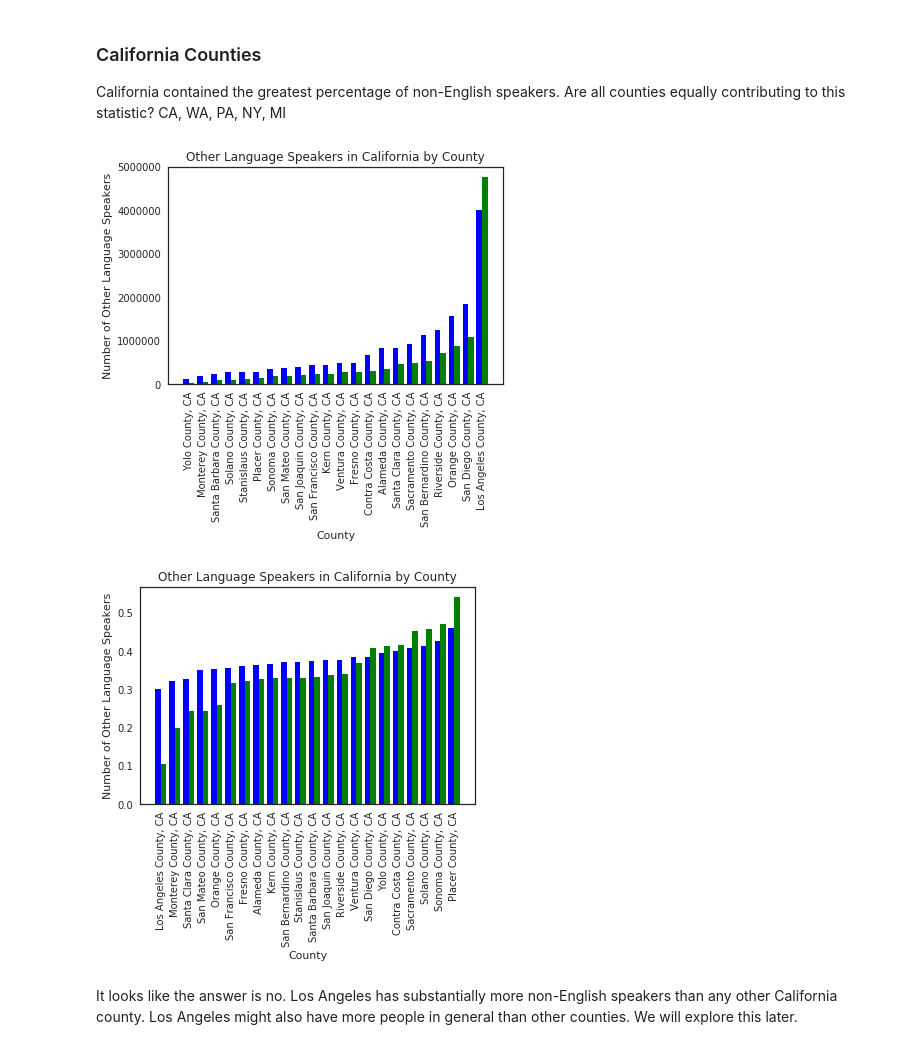
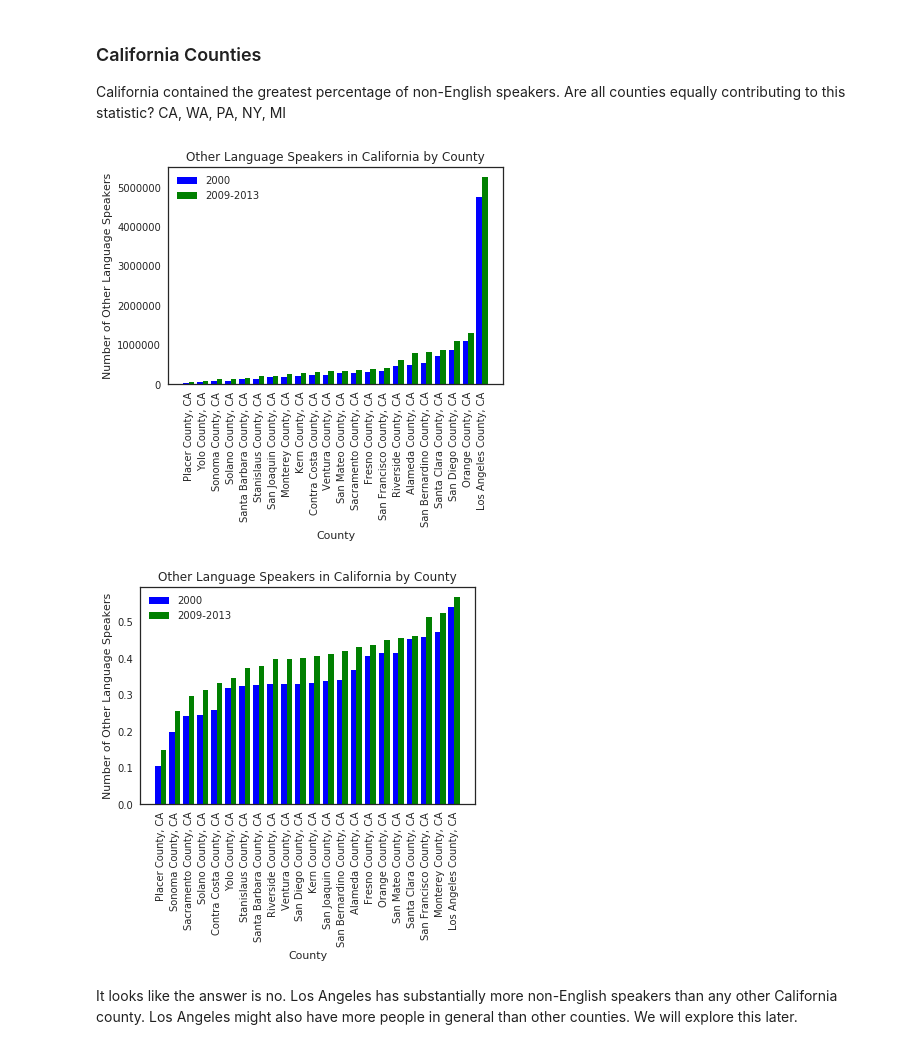
Before and after one commit to AllisonBusa/The-Mother-Tongue-of-US-Communities, a Jupyter notebook: project1-Copy1.ipynb, the cells around one changed output. Saved outputs shown, nothing was run; the diff lists cells and outputs as text; code cells hidden in the pictures.

Commit message:
made total sonelah by county graph right this time

```diff
--- a/project1-Copy1.ipynb
+++ b/project1-Copy1.ipynb
@@ -429,6 +429,7 @@ def plotCounty(statename,df1,df2,color):
         plt.xlabel("County")
         plt.ylabel("Number of Other Language Speakers")
         i+=1
+        ax.legend(["2000","2009-2013"])
 # %%
 def plotCountyNorm(statename,df1,df2,color):
     """
@@ -453,6 +454,7 @@ def plotCountyNorm(statename,df1,df2,color):
         plt.xlabel("County")
         plt.ylabel("Number of Other Language Speakers")
         i+=1
+        ax.legend(["2000","2009-2013"])
 # %%
 def createCountyNames(countyNumbers, state ):
     """
@@ -512,11 +514,11 @@ createCountyDF2000(cali2000,couc,"CA")
 # %%
 
 poplp=pd.Series()
 poplp=cali2000.T["SONELAHs"].array
 pop=pd.DataFrame({"English Speakers":cali2000.T["English Only"].array, "SONELAHs":cali2000.T["SONELAHs"].array,"County":CAcounty})
-plotCounty("California",dfCA,pop,'#B6D7A8')
+p=plotCounty("California",pop,dfCA,'#B6D7A8')
 plt.figure()
-plotCountyNorm("California",dfCA,pop,'#B6D7A8')
+plotCountyNorm("California",pop,dfCA,'#B6D7A8')
 # %% [output]
-[figure, old version]
+[figure, new version]
-[figure, old version]
+[figure, new version]
```
Also changed, not shown: parts of 4 cells of this notebook.
